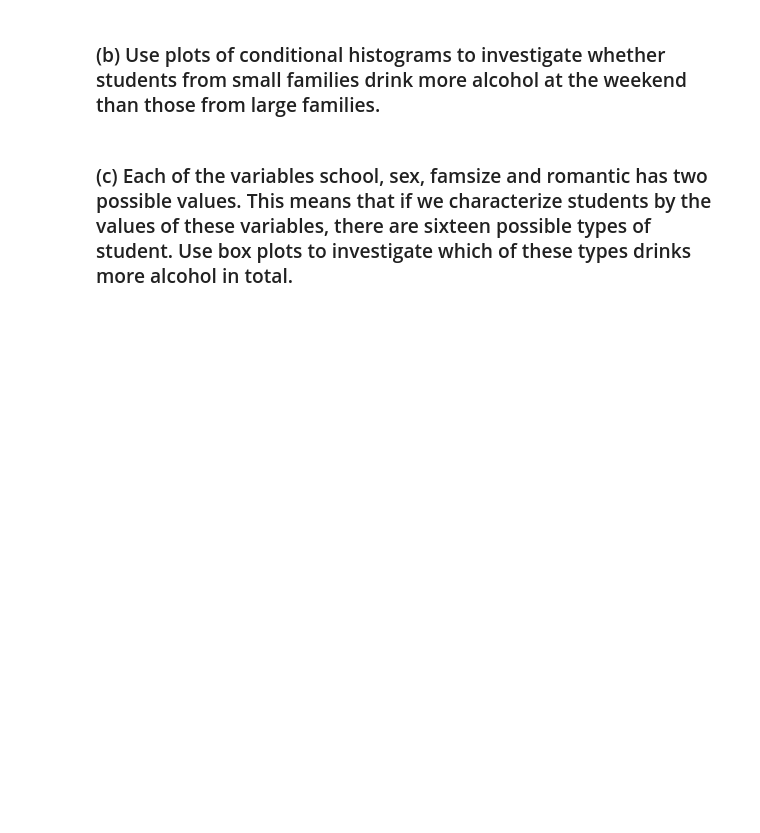
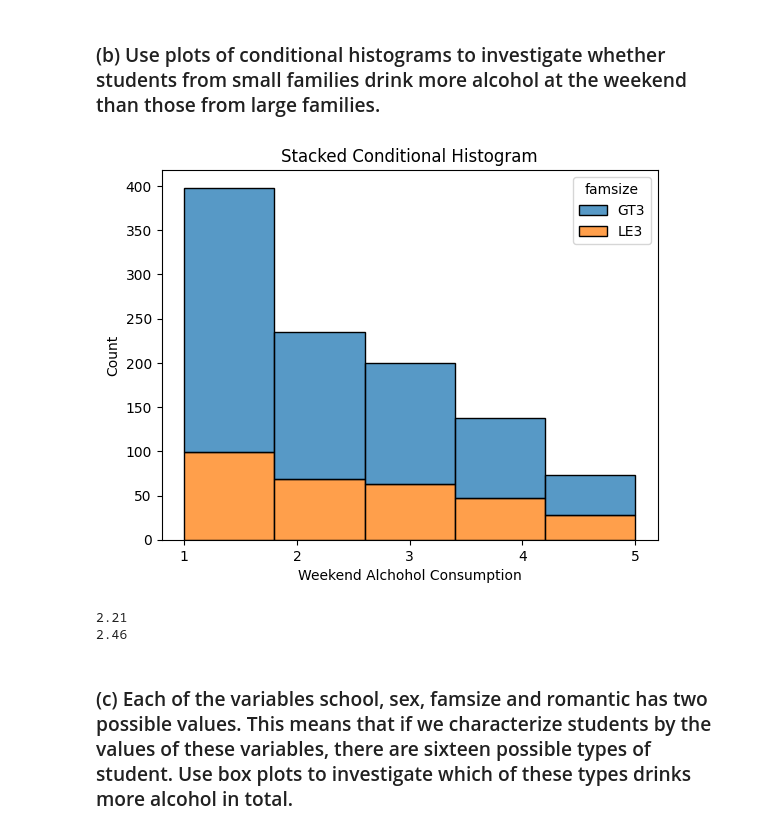
Before and after one commit to LiamWhitenack/STAT-603, a Jupyter notebook: homework2/q2-3.ipynb, the cells around one changed output. Saved outputs shown, nothing was run; the diff lists cells and outputs as text; code cells hidden in the pictures; blank space fills up the shorter version.

```diff
--- a/homework2/q2-3.ipynb
+++ b/homework2/q2-3.ipynb
@@ -21,4 +55,20 @@ df.head()
 # %% [markdown]
 ### (b) Use plots of conditional histograms to investigate whether students from small families drink more alcohol at the weekend than those from large families.
+# %%
+# df["famsize"] = df["famsize"].replace({"GT3": "4 Or More", "LE3": "3 Or Less"})
+sns.histplot(df, x="Walc", hue="famsize", multiple="stack", bins=5)
+plt.title("Stacked Conditional Histogram")
+plt.xticks([1,2,3,4,5])
+plt.xlabel("Weekend Alchohol Consumption")
+plt.savefig("family-size-alchohol.png", dpi=300, bbox_inches='tight')
+plt.show()
+# %% [output]
+[figure, added]
+# %%
+print(round(df[df["famsize"] == "GT3"].Walc.mean(), 2))
+print(round(df[df["famsize"] == "LE3"].Walc.mean(), 2))
+# %% [output]
+2.21
+2.46
 # %% [markdown]
 ### (c) Each of the variables school, sex, famsize and romantic has two possible values. This means that if we characterize students by the values of these variables, there are sixteen possible types of student. Use box plots to investigate which of these types drinks more alcohol in total.
```
Also changed, not shown: parts of 14 cells of this notebook, 12 other files.
